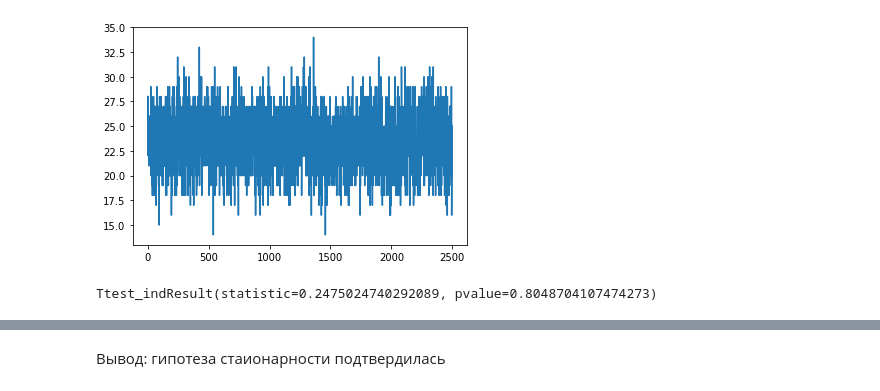
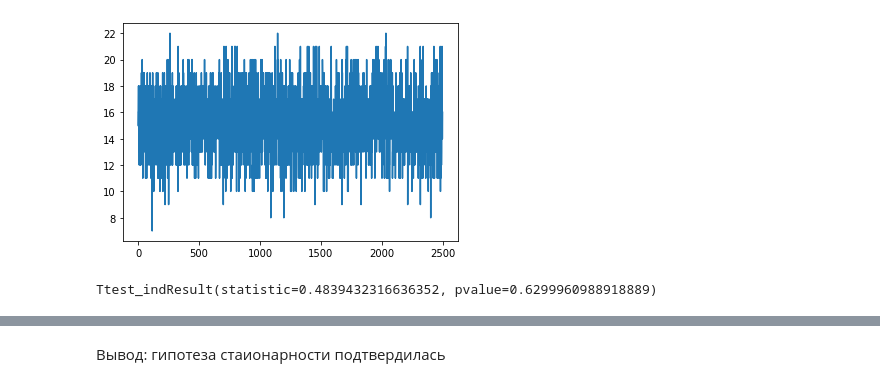
Before and after one commit to TanyaShamis1710/hometask_1, a Jupyter notebook: hometask_6.ipynb, the cells around one changed output, grey strips where cells are left out. Saved outputs shown, nothing was run; the diff lists cells and outputs as text; code cells hidden in the pictures.

```diff
--- a/hometask_6.ipynb
+++ b/hometask_6.ipynb
@@ -91,13 +101,13 @@ Ttest_indResult(statistic=0.2475024740292089, pvalue=0.8048704107474273)
 # %%
-size = 10
+size = 8
 N = 2500
 lst = np.array([num_colored(gen(size)) for i in range(N)])
 
 post = lst
 plt.plot(post)
 plt.show()
 
-g_test(post[:1000])
+g_test(post[2000:])
 # %% [output]
-[figure, old version]
+[figure, new version]
-Ttest_indResult(statistic=0.2475024740292089, pvalue=0.8048704107474273)
+Ttest_indResult(statistic=0.4839432316636352, pvalue=0.6299960988918889)
```
Also changed, not shown: parts of 6 cells of this notebook.
